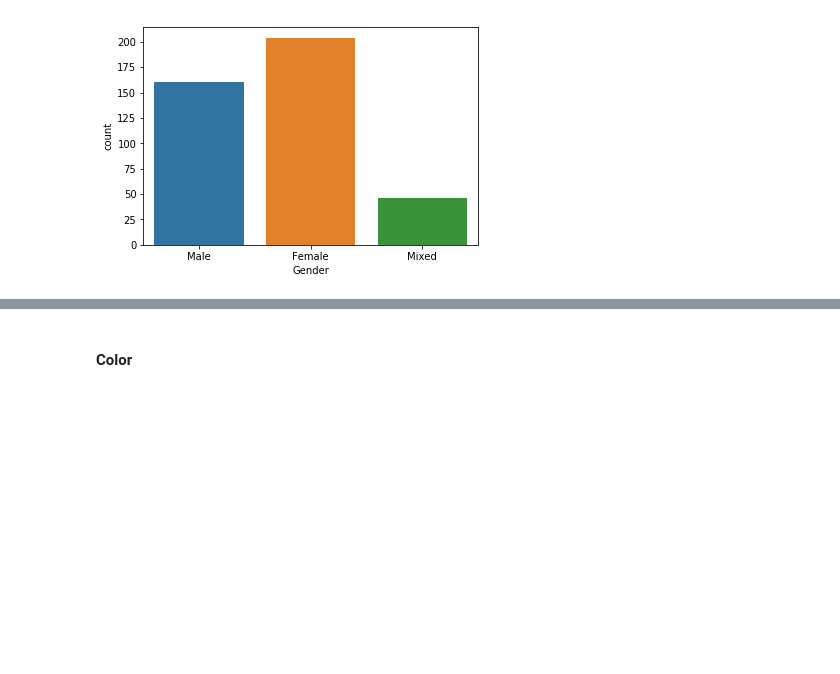
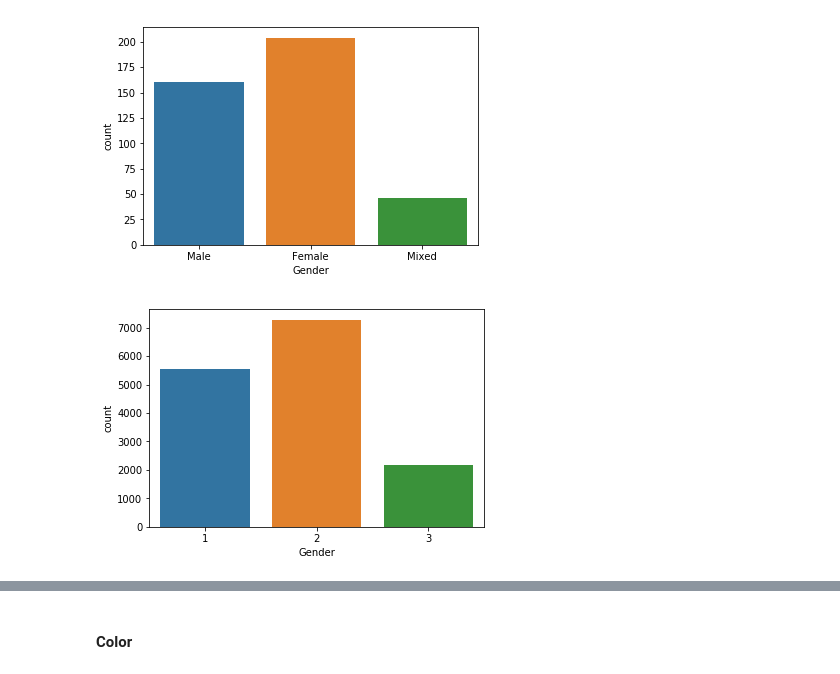
Before and after one commit to atal5/PetfinderDM, a Jupyter notebook: PetFinderV1.ipynb, the cells around one changed output, grey strips where cells are left out. Cells and saved outputs as stored; diff of their text form; code cells hidden in the pictures; blank space fills up the shorter version.

```diff
--- a/PetFinderV1.ipynb
+++ b/PetFinderV1.ipynb
@@ -179,3 +183,7 @@ pets_as_zero['Gender'] = pets_as_zero['Gender'].map(gender_desc_dict)
 sns.countplot(pets_as_zero['Gender']);
 # %% [output]
 [figure]
+# %%
+sns.countplot(train_df['Gender']);
+# %% [output]
+[figure, added]
```
Also changed, not shown: parts of 7 cells of this notebook, 1 other file.
